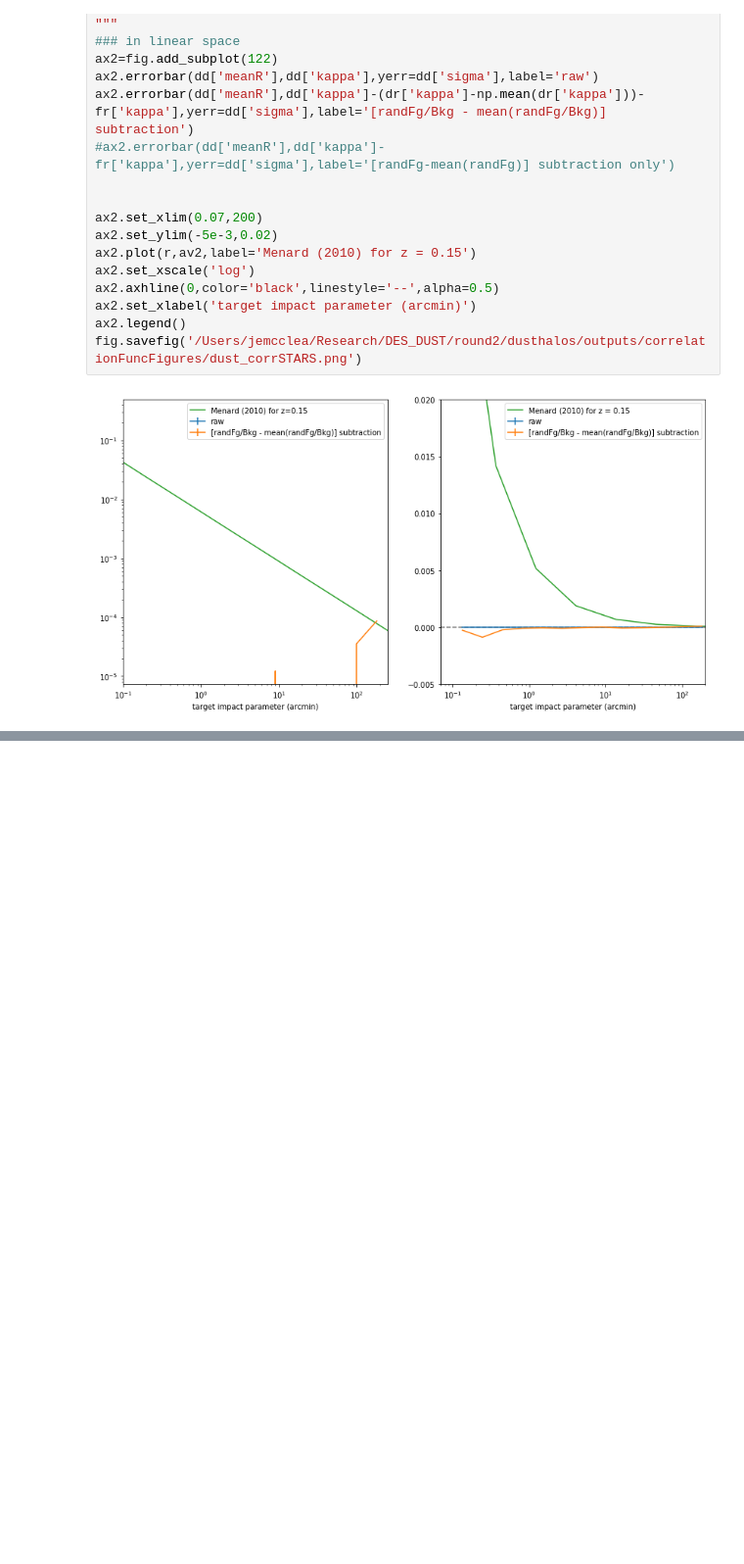
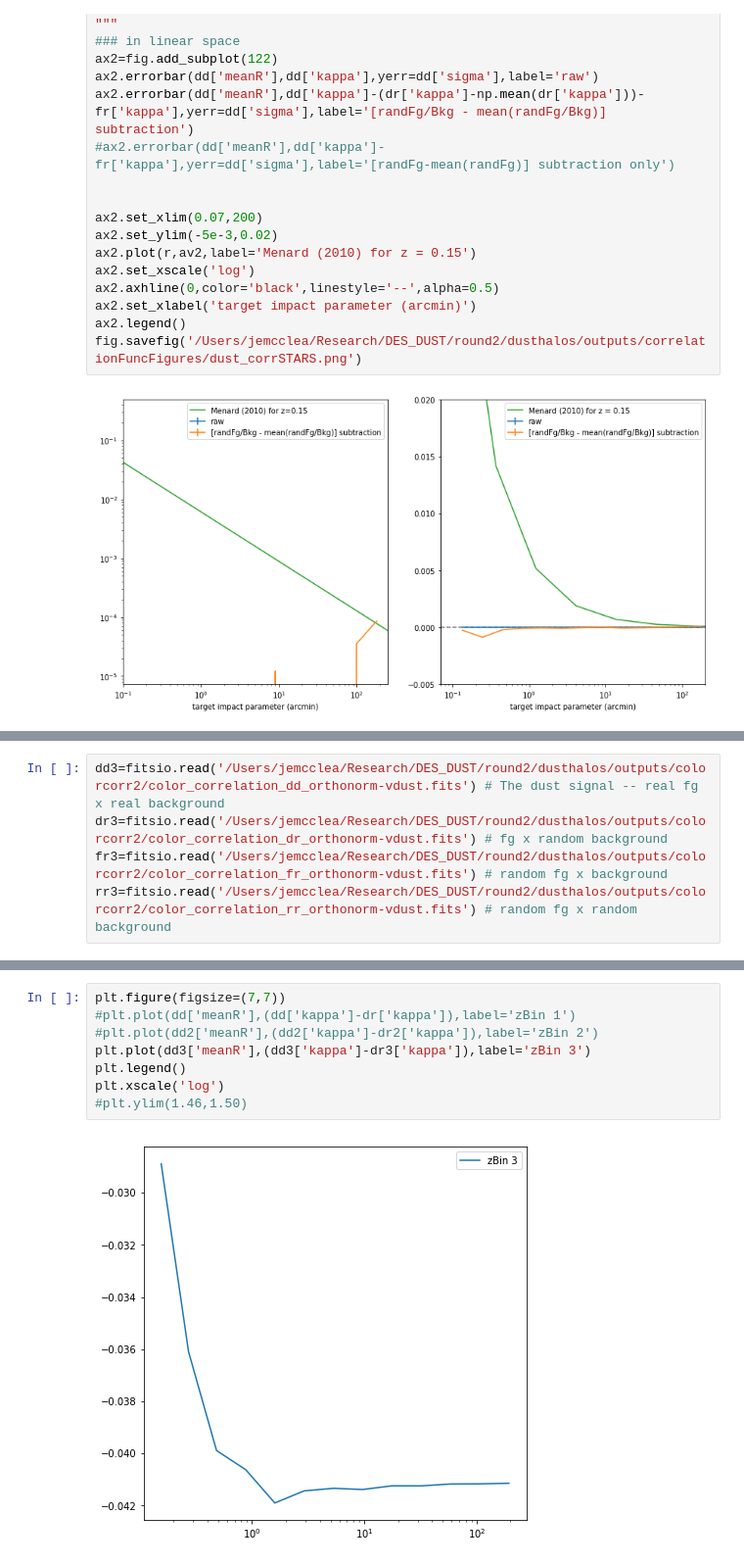
Before and after one commit to mcclearyj/dusthalos, a Jupyter notebook: make-correlation-plots.ipynb, the cells around one changed output, grey strips where cells are left out. Shown at 98% size. Drawn from its saved outputs; the diff is of its cells as text; blank space fills up the shorter version.

```diff
--- a/make-correlation-plots.ipynb
+++ b/make-correlation-plots.ipynb
@@ -253,0 +337,5 @@ fig.savefig('/Users/jemcclea/Research/DES_DUST/round2/dusthalos/outputs/correlat
+# %%
+dd3=fitsio.read('/Users/jemcclea/Research/DES_DUST/round2/dusthalos/outputs/colorcorr2/color_correlation_dd_orthonorm-vdust.fits') # The dust signal -- real fg x real background
+dr3=fitsio.read('/Users/jemcclea/Research/DES_DUST/round2/dusthalos/outputs/colorcorr2/color_correlation_dr_orthonorm-vdust.fits') # fg x random background
+fr3=fitsio.read('/Users/jemcclea/Research/DES_DUST/round2/dusthalos/outputs/colorcorr2/color_correlation_fr_orthonorm-vdust.fits') # random fg x background
+rr3=fitsio.read('/Users/jemcclea/Research/DES_DUST/round2/dusthalos/outputs/colorcorr2/color_correlation_rr_orthonorm-vdust.fits') # random fg x random background
@@ -253,0 +376,10 @@ fig.savefig('/Users/jemcclea/Research/DES_DUST/round2/dusthalos/outputs/correlat
+# %%
+plt.figure(figsize=(7,7))
+#plt.plot(dd['meanR'],(dd['kappa']-dr['kappa']),label='zBin 1')
+#plt.plot(dd2['meanR'],(dd2['kappa']-dr2['kappa']),label='zBin 2')
+plt.plot(dd3['meanR'],(dd3['kappa']-dr3['kappa']),label='zBin 3')
+plt.legend()
+plt.xscale('log')
+#plt.ylim(1.46,1.50)
+# %% [output]
+[figure, added]
```
Also changed, not shown: parts of 15 cells of this notebook.
